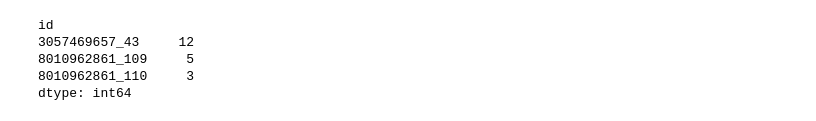
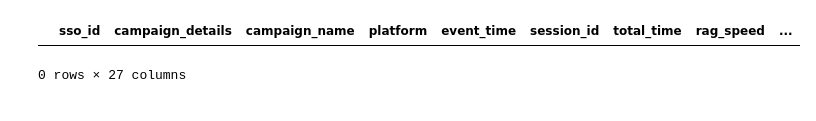
Before and after one commit to Haaretz/movie-recommendation-chatbot, a Jupyter notebook: EDA_requests.ipynb, the cells around one changed output. Saved outputs shown, nothing was run; the diff lists cells and outputs as text; code cells hidden in the pictures.

```diff
--- a/EDA_requests.ipynb
+++ b/EDA_requests.ipynb
@@ -66,9 +45,7 @@ df.head(2)
 2 rows × 27 columns
 # %%
+df[df['campaign_details'].fillna('').str.contains('closing_question')]
 # %% [output]
+|  | sso_id | campaign_details | campaign_name | platform | event_time | session_id | total_time | rag_speed | ... |
-id
-3057469657_43     12
-8010962861_109     5
-8010962861_110     3
-dtype: int64
+0 rows × 27 columns
 # %%
```
Also changed, not shown: parts of 13 cells of this notebook, 1 other file.
